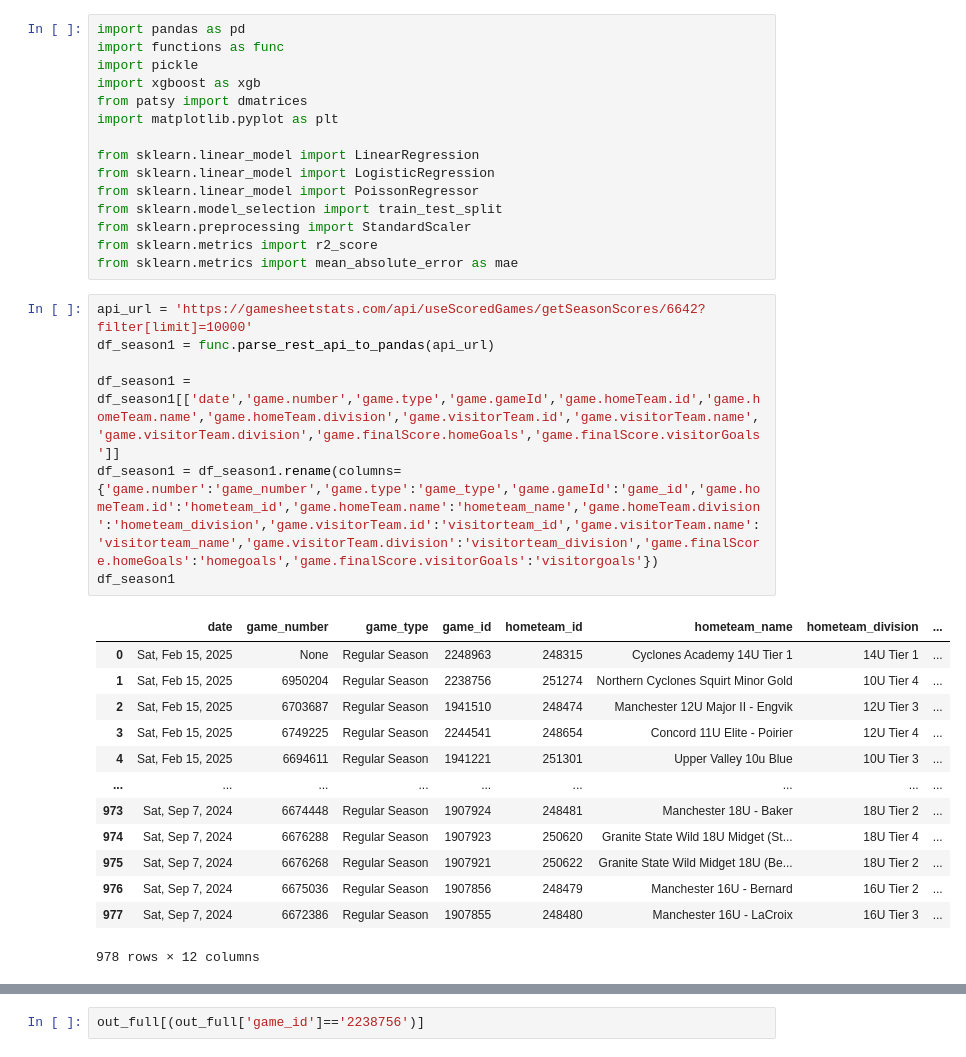
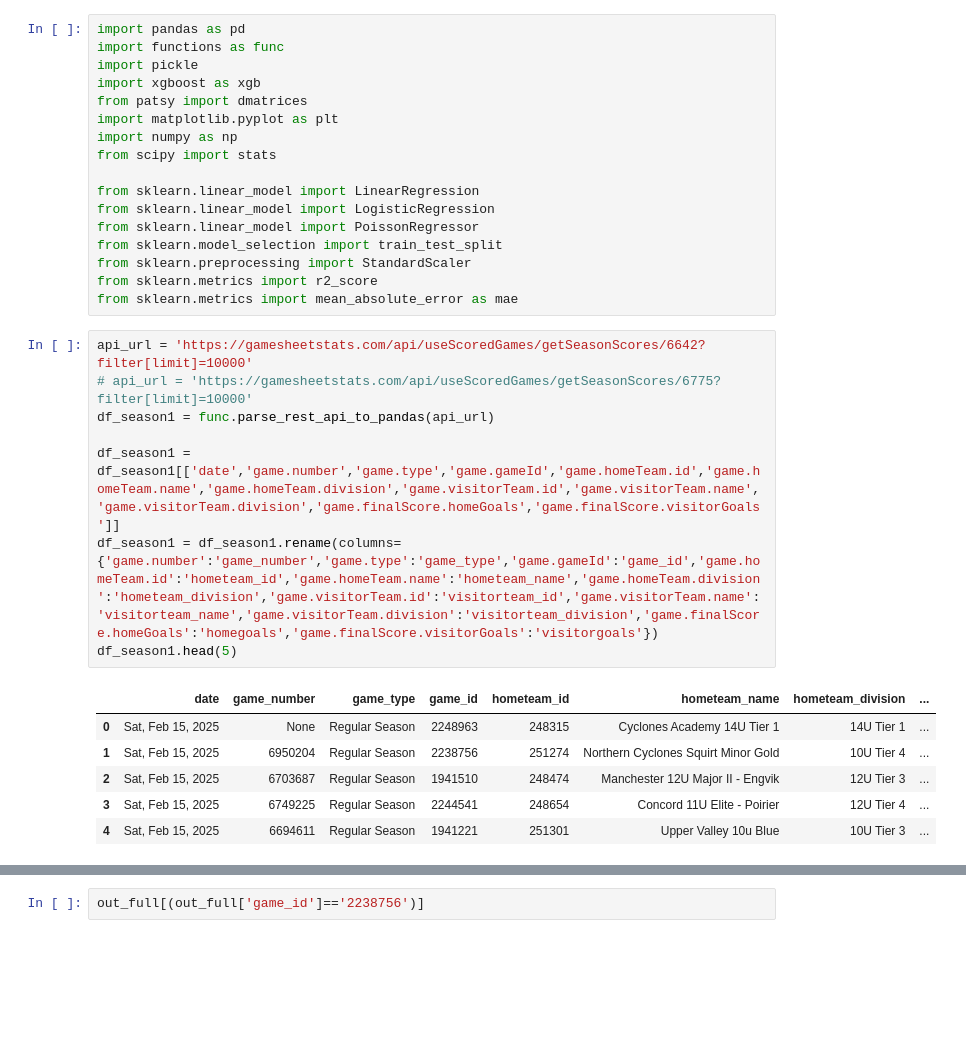
Before and after one commit to BFiveAlive/youth-hockey, a Jupyter notebook: glm.ipynb, the cells around one changed output, grey strips where cells are left out. Saved outputs shown, nothing was run; the diff lists cells and outputs as text; blank space fills up the shorter version.

```diff
--- a/glm.ipynb
+++ b/glm.ipynb
@@ -5,6 +5,8 @@ import pickle
 import xgboost as xgb
 from patsy import dmatrices
 import matplotlib.pyplot as plt
+import numpy as np
+from scipy import stats
 
 from sklearn.linear_model import LinearRegression
 from sklearn.linear_model import LogisticRegression
@@ -15,25 +17,19 @@ from sklearn.metrics import r2_score
 from sklearn.metrics import mean_absolute_error as mae
 # %%
 api_url = 'https://gamesheetstats.com/api/useScoredGames/getSeasonScores/6642?filter[limit]=10000'
+# api_url = 'https://gamesheetstats.com/api/useScoredGames/getSeasonScores/6775?filter[limit]=10000'
 df_season1 = func.parse_rest_api_to_pandas(api_url)
 
 df_season1 = df_season1[['date','game.number','game.type','game.gameId','game.homeTeam.id','game.homeTeam.name','game.homeTeam.division','game.visitorTeam.id','game.visitorTeam.name','game.visitorTeam.division','game.finalScore.homeGoals','game.finalScore.visitorGoals']]
 df_season1 = df_season1.rename(columns={'game.number':'game_number','game.type':'game_type','game.gameId':'game_id','game.homeTeam.id':'hometeam_id','game.homeTeam.name':'hometeam_name','game.homeTeam.division':'hometeam_division','game.visitorTeam.id':'visitorteam_id','game.visitorTeam.name':'visitorteam_name','game.visitorTeam.division':'visitorteam_division','game.finalScore.homeGoals':'homegoals','game.finalScore.visitorGoals':'visitorgoals'})
-df_season1
+df_season1.head(5)
 # %% [output]
 |  | date | game_number | game_type | game_id | hometeam_id | hometeam_name | hometeam_division | ... |
 | 0 | Sat, Feb 15, 2025 | None | Regular Season | 2248963 | 248315 | Cyclones Academy 14U Tier 1 | 14U Tier 1 | ... |
 | 1 | Sat, Feb 15, 2025 | 6950204 | Regular Season | 2238756 | 251274 | Northern Cyclones Squirt Minor Gold | 10U Tier 4 | ... |
 | 2 | Sat, Feb 15, 2025 | 6703687 | Regular Season | 1941510 | 248474 | Manchester 12U Major II - Engvik | 12U Tier 3 | ... |
 | 3 | Sat, Feb 15, 2025 | 6749225 | Regular Season | 2244541 | 248654 | Concord 11U Elite - Poirier | 12U Tier 4 | ... |
 | 4 | Sat, Feb 15, 2025 | 6694611 | Regular Season | 1941221 | 251301 | Upper Valley 10u Blue | 10U Tier 3 | ... |
-| ... | ... | ... | ... | ... | ... | ... | ... | ... |
-| 973 | Sat, Sep 7, 2024 | 6674448 | Regular Season | 1907924 | 248481 | Manchester 18U - Baker | 18U Tier 2 | ... |
-| 974 | Sat, Sep 7, 2024 | 6676288 | Regular Season | 1907923 | 250620 | Granite State Wild 18U Midget (St... | 18U Tier 4 | ... |
-| 975 | Sat, Sep 7, 2024 | 6676268 | Regular Season | 1907921 | 250622 | Granite State Wild Midget 18U (Be... | 18U Tier 2 | ... |
-| 976 | Sat, Sep 7, 2024 | 6675036 | Regular Season | 1907856 | 248479 | Manchester 16U - Bernard | 16U Tier 2 | ... |
-| 977 | Sat, Sep 7, 2024 | 6672386 | Regular Season | 1907855 | 248480 | Manchester 16U - LaCroix | 16U Tier 3 | ... |
-978 rows × 12 columns
 # %%
 # Reverse home & visitor team metrics to get a full dataset
 df_season2 = df_season1.rename(columns={'hometeam_id':'visitorteam_id','hometeam_name':'visitorteam_name','hometeam_division':'visitorteam_division','visitorteam_id':'hometeam_id','visitorteam_name':'hometeam_name','visitorteam_division':'hometeam_division','homegoals':'visitorgoals','visitorgoals':'homegoals'})
```
Also changed, not shown: parts of 8 cells of this notebook.
